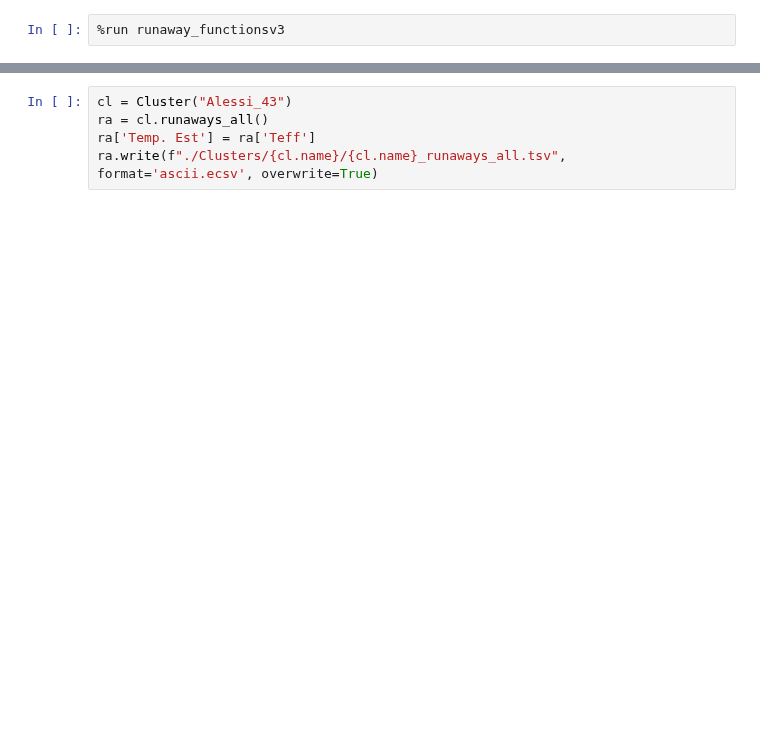
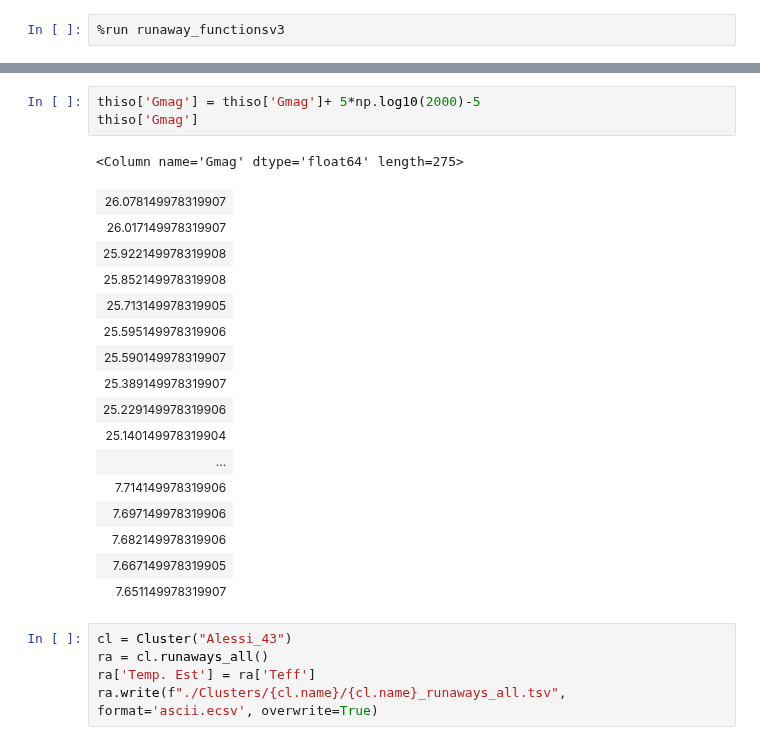
Before and after one commit to surodeep26/Runaway-Stars, a Jupyter notebook: v16.ipynb, the cells around one changed output, grey strips where cells are left out. Saved outputs shown, nothing was run; the diff lists cells and outputs as text; blank space fills up the shorter version.

```diff
--- a/v16.ipynb
+++ b/v16.ipynb
@@ -3,3 +57,24 @@
+# %%
+thiso['Gmag'] = thiso['Gmag']+ 5*np.log10(2000)-5
+thiso['Gmag']
+# %% [output]
+<Column name='Gmag' dtype='float64' length=275>
+| 26.078149978319907 |
+| 26.017149978319907 |
+| 25.922149978319908 |
+| 25.852149978319908 |
+| 25.713149978319905 |
+| 25.595149978319906 |
+| 25.590149978319907 |
+| 25.389149978319907 |
+| 25.229149978319906 |
+| 25.140149978319904 |
+| ... |
+| 7.714149978319906 |
+| 7.697149978319906 |
+| 7.682149978319906 |
+| 7.667149978319905 |
+| 7.651149978319907 |
 # %%
 cl = Cluster("Alessi_43")
 ra = cl.runaways_all()
```
Also changed, not shown: parts of 5 cells of this notebook, 3 other files.
